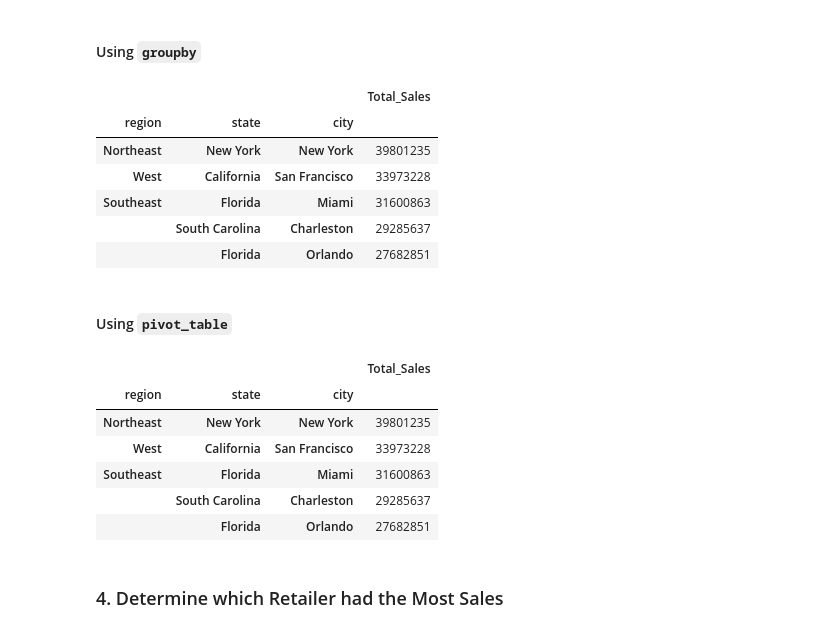
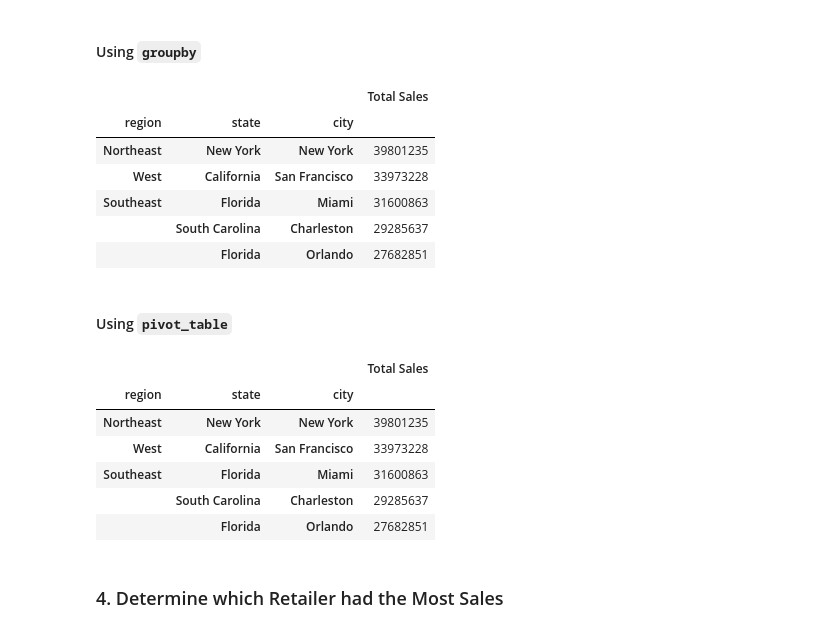
Before and after one commit to ArmZamJr/athletic_sales_analysis, a Jupyter notebook: athletic_sales_analysis.ipynb, the cells around one changed output. Saved outputs shown, nothing was run; the diff lists cells and outputs as text; code cells hidden in the pictures.

```diff
--- a/athletic_sales_analysis.ipynb
+++ b/athletic_sales_analysis.ipynb
@@ -94,7 +94,7 @@ memory usage: 782.6+ KB
 #### Combine the sales data by rows.
 # %%
 # Combine the 2020 and 2021 sales DataFrames on the rows and reset the index.
-combine_df = pd.concat([df2020, df2021])
+combine_df = pd.concat([df2020, df2021], join='inner')
 combine_df.reset_index(drop=True, inplace=True)
 combine_df
 # %% [output]
@@ -155,8 +155,8 @@ dtypes: float64(1), int64(4), object(7)
 memory usage: 904.2+ KB
 # %%
 # Convert the "invoice_date" to a datetime datatype
-combine_df['invoice_date'] = pd.to_datetime(combine_df['invoice_date'], format='%Y-%m-%d')
-combine_df
+combine_df['invoice_date']= pd.to_datetime(combine_df['invoice_date'], errors='coerce')
+combine_df.head()
 # %% [output]
 |  | retailer | retailer_id | invoice_date | region | state | city | product | price_per_unit | units_sold | ... |
 | 0 | Foot Locker | 1185732 | 2020-01-01 | Northeast | New York | New York | Men's Street Footwear | 50 | 1200 | ... |
@@ -236,12 +247,18 @@ memory usage: 904.2+ KB
 #### Using `groupby`
 # %%
 # Show the total sales for the products sold for each region, state, and city.
+group_df = combine_df.groupby(['region', 'state', 'city'])[['total_sales']].sum()
+
 # Rename the "total_sales" column to "Total Sales"
+group_df.rename(columns={'total_sales': 'Total Sales'}, inplace=True)
 
 
 # Show the top 5 results.
+region_top5_sales_df = group_df.nlargest(5, 'Total Sales')
+
+region_top5_sales_df
 # %% [output]
-|  |  |  | Total_Sales |
+|  |  |  | Total Sales |
 | region | state | city |  |
 | Northeast | New York | New York | 39801235 |
 | West | California | San Francisco | 33973228 |
@@ -252,14 +269,22 @@ memory usage: 904.2+ KB
 #### Using `pivot_table`
 # %%
 # Show the total sales for the products sold for each region, state, and city.
-
+region_pivot_table_df = combine_df.pivot_table(
+    index=['region', 'state', 'city'],
+    values='total_sales',
+    aggfunc='sum'
+).reset_index()
 
 # Optional: Rename the "total_sales" column to "Total Sales"
+region_pivot_table_df.rename(columns={'total_sales': 'Total Sales'}, inplace=True)
 
 
 # Show the top 5 results.
+region_pivot_top5_sales_df = group_df.nlargest(5, 'Total Sales')
+
+region_pivot_top5_sales_df
 # %% [output]
-|  |  |  | Total_Sales |
+|  |  |  | Total Sales |
 | region | state | city |  |
 | Northeast | New York | New York | 39801235 |
 | West | California | San Francisco | 33973228 |
```
Also changed, not shown: parts of 12 cells of this notebook, 1 other file.
